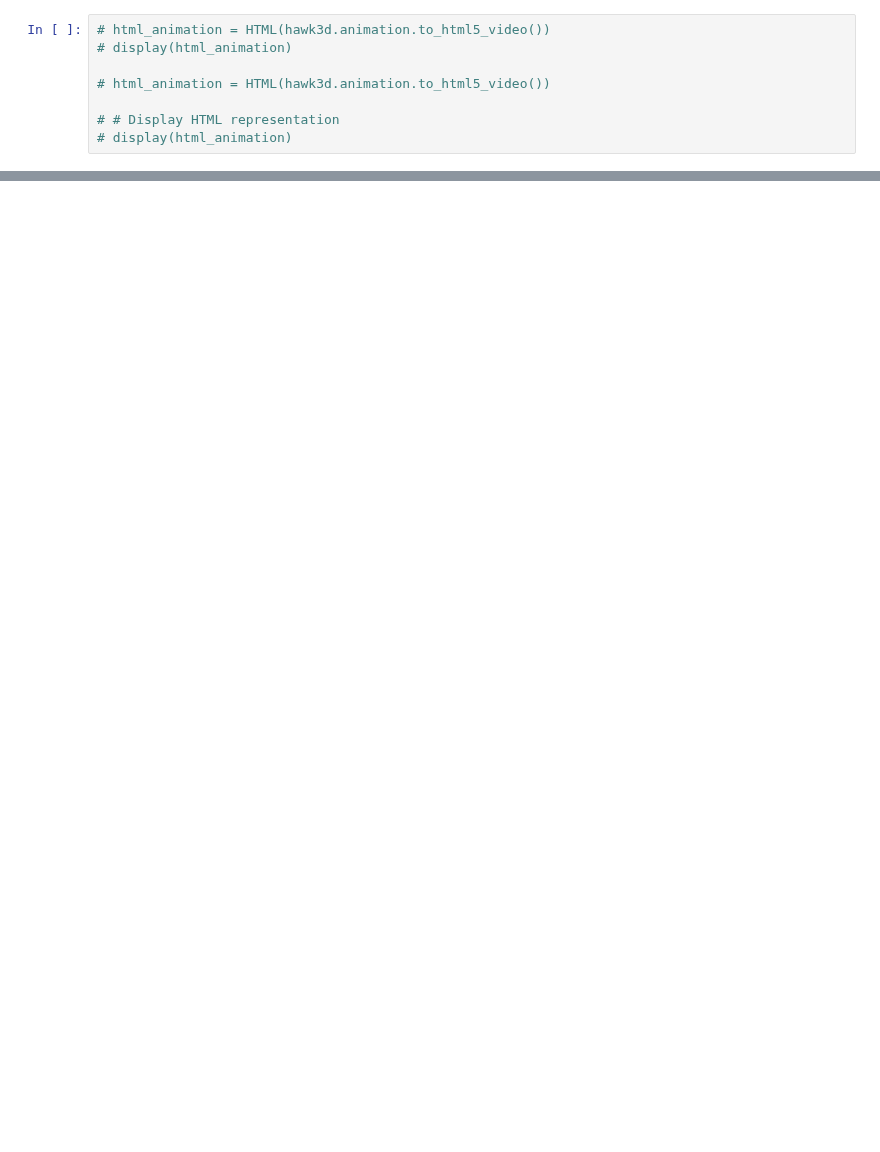
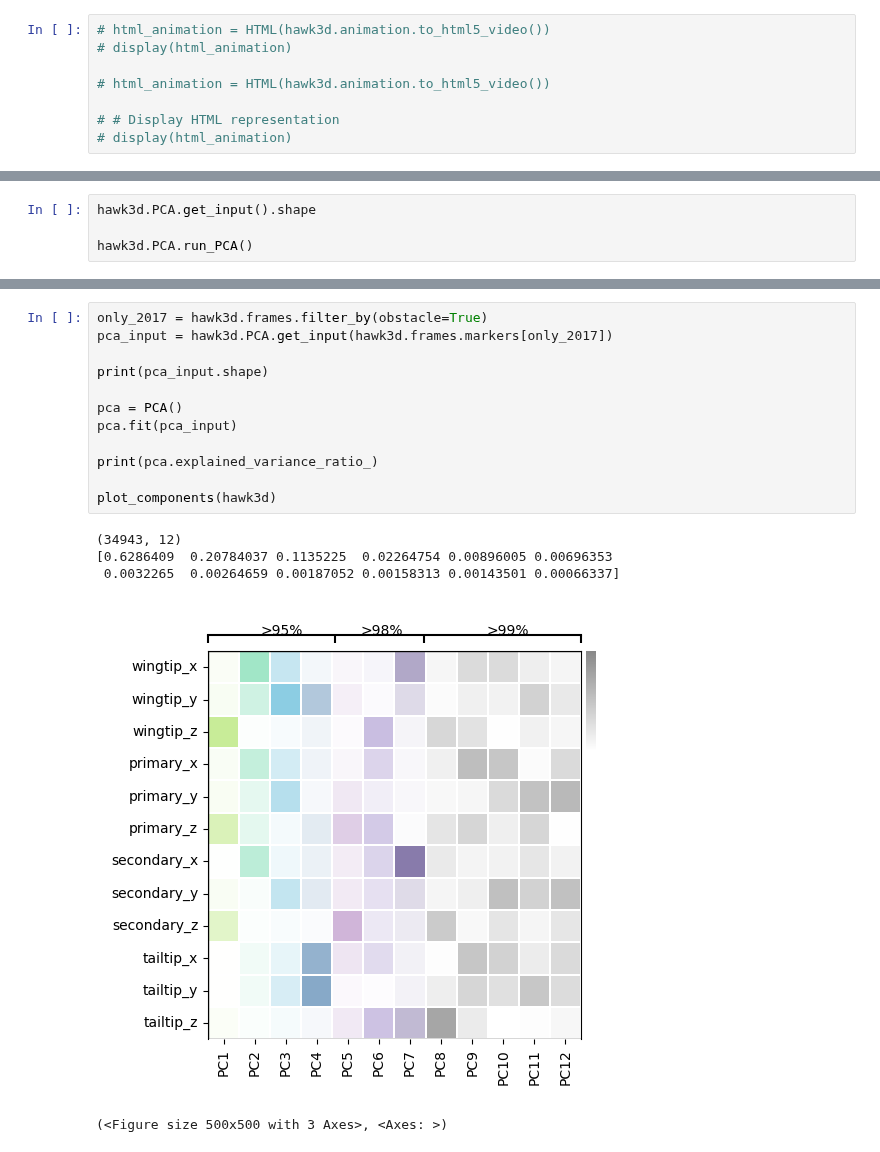
Before and after one commit to LydiaFrance/morphing_birds, a Jupyter notebook: examples/morphing_pipeline.ipynb, the cells around one changed output, grey strips where cells are left out. Cells and saved outputs as stored; diff of their text form; blank space fills up the shorter version.

```diff
--- a/examples/morphing_pipeline.ipynb
+++ b/examples/morphing_pipeline.ipynb
@@ -66,0 +80,4 @@ hawk3d.display_hawk(keypoints)
+# %%
+hawk3d.PCA.get_input().shape
+
+hawk3d.PCA.run_PCA()
@@ -66,0 +164,18 @@ hawk3d.display_hawk(keypoints)
+# %%
+only_2017 = hawk3d.frames.filter_by(obstacle=True)
+pca_input = hawk3d.PCA.get_input(hawk3d.frames.markers[only_2017])
+
+print(pca_input.shape)
+
+pca = PCA()
+pca.fit(pca_input)
+
+print(pca.explained_variance_ratio_)
+
+plot_components(hawk3d)
+# %% [output]
+(34943, 12)
+[0.6286409  0.20784037 0.1135225  0.02264754 0.00896005 0.00696353
+ 0.0032265  0.00264659 0.00187052 0.00158313 0.00143501 0.00066337]
+[figure, added]
+(<Figure size 500x500 with 3 Axes>, <Axes: >)
```
Also changed, not shown: parts of 9 cells of this notebook.
